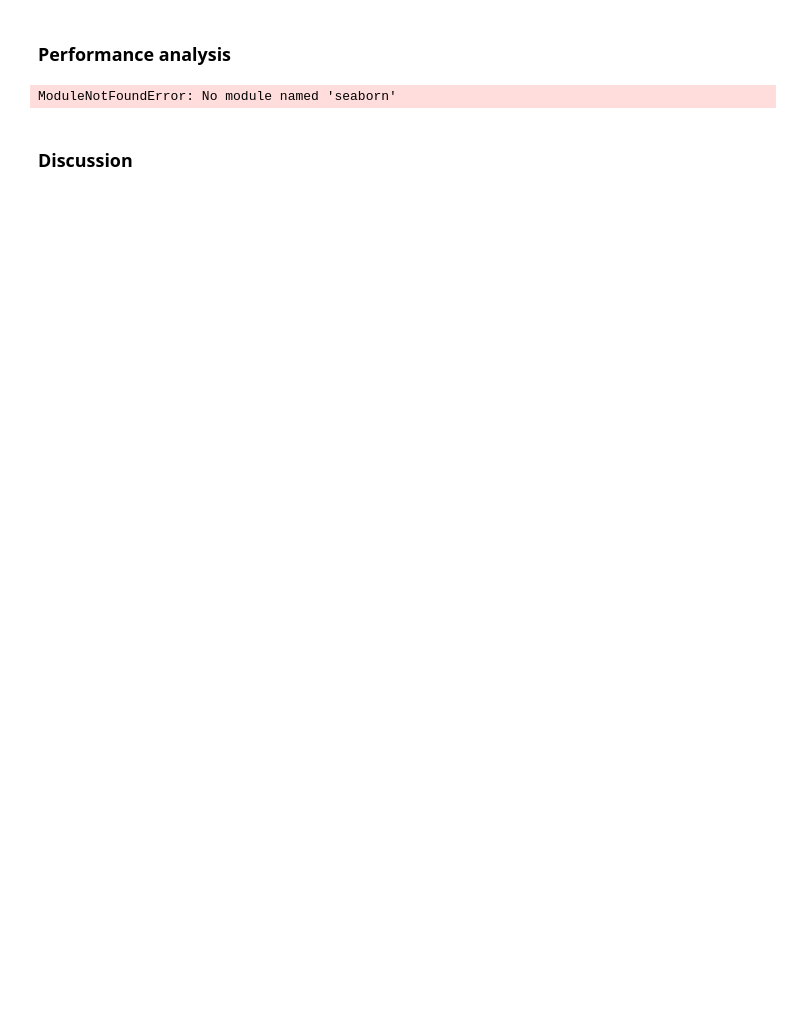
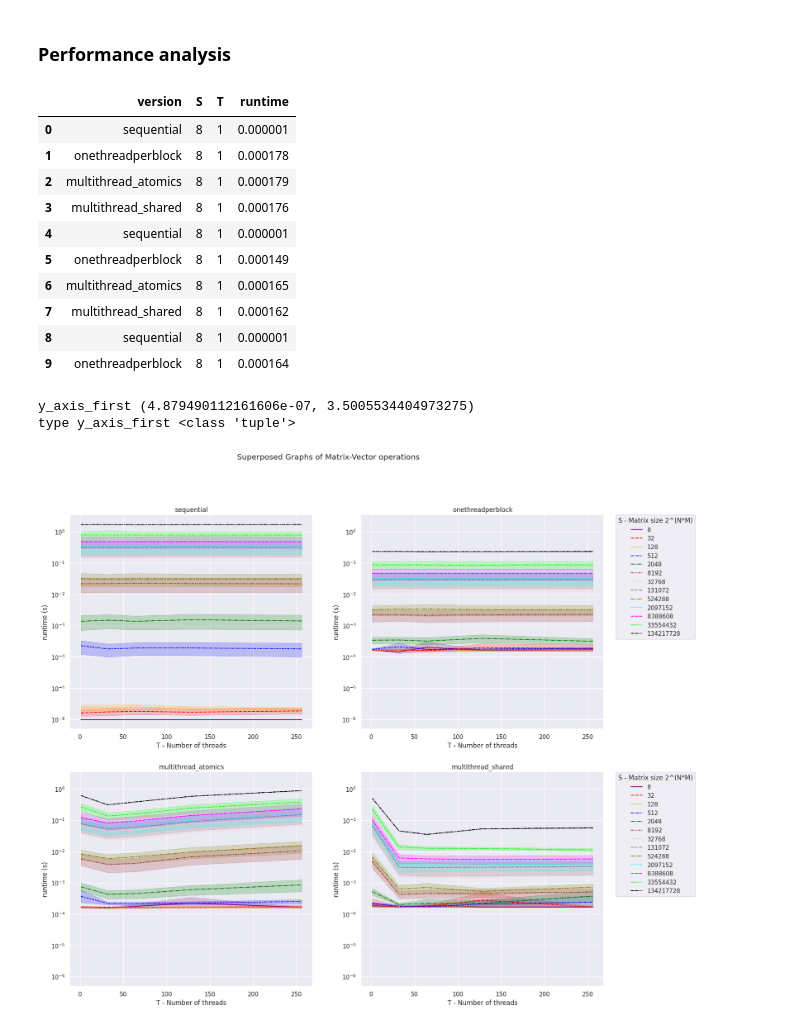
Before and after one commit to 0nyr/OT5_cuda_optimization, a Jupyter notebook: part_2/openmp_tp.ipynb, the cells around one changed output. Cells and saved outputs as stored; diff of their text form; code cells hidden in the pictures; blank space fills up the shorter version.

```diff
--- a/part_2/openmp_tp.ipynb
+++ b/part_2/openmp_tp.ipynb
@@ -145,47 +174,81 @@ df = df[df.runtime > 0]
 
 
 # display the graph
 def display_graph(df: pd.DataFrame):
     COLUMNS = 2
     ROWS = 2
 
     fig, ax = plt.subplots(COLUMNS, ROWS, figsize=(18,16))
     fig.suptitle(f"Superposed Graphs of Matrix-Vector operations")
 
+    y_axis_first = None
     for i in range(ROWS):
         for j in range(COLUMNS):
             # print version graph data
-            graph_version = list(color_class.keys())[i*COLUMNS + j]
+            graph_version = list(program_classes.keys())[i*COLUMNS + j]
             df_plot_0 = df[df['version'] == graph_version]
 
-            g0.set(title=graph_version)
             g0 = sns.lineplot(
                 ax=ax[i][j],
                 data=df_plot_0,
                 x="T",
                 y="runtime",
                 hue="S",
-                palette=color_class,
-                style="version",
+                palette=S_classes,
+                style="S",
             )
+            g0.set(title=graph_version)
             g0.set(yscale="log")
-            g0.set(xlabel="Matrix dimensions S=2^(N+M)", ylabel="runtime (s)")
-            g00 = sns.scatterplot(
-                ax=ax,
-                data=df_plot_0,
-                x="S",
-                y="runtime",
-                hue="version",
-                palette=color_class,
-                legend=False,
-            )
-            g00.set(yscale="log")
+            g0.set(xlabel="T - Number of threads", ylabel="runtime (s)")
+
+            # set y axis to the same scale
+
+            if i == 0 and j == 0:
+                y_axis_first = g0.get_ylim()
+                print("y_axis_first", y_axis_first)
+                print("type y_axis_first", type(y_axis_first))
+            else:
+                g0.set_ylim(y_axis_first)
+
+            # add legend on right side
+            if j == 1:
+                g0.legend(
+                    loc='upper left',
+                    bbox_to_anchor=(1.05, 1),
+                    borderaxespad=0.,
+                    title="S - Matrix size 2^(N*M)"
+                )
+            else:
+                g0.legend().set_visible(False)
+
+            # g00 = sns.scatterplot(
+            #     ax=ax[i][j],
+            #     data=df_plot_0,
+            #     x="T",
+            #     y="runtime",
+            #     hue="S",
+            #     palette=S_classes,
+            #     legend=False,
+            # )
+            # g00.set(yscale="log")
 
     # display the graphs
-    plt.legend()
     plt.show()
 
 
 display_graph(df)
 # %% [output]
+|  | version | S | T | runtime |
+| 0 | sequential | 8 | 1 | 0.000001 |
+| 1 | onethreadperblock | 8 | 1 | 0.000178 |
+| 2 | multithread_atomics | 8 | 1 | 0.000179 |
+| 3 | multithread_shared | 8 | 1 | 0.000176 |
+| 4 | sequential | 8 | 1 | 0.000001 |
+| 5 | onethreadperblock | 8 | 1 | 0.000149 |
+| 6 | multithread_atomics | 8 | 1 | 0.000165 |
+| 7 | multithread_shared | 8 | 1 | 0.000162 |
+| 8 | sequential | 8 | 1 | 0.000001 |
+| 9 | onethreadperblock | 8 | 1 | 0.000164 |
-ModuleNotFoundError: No module named 'seaborn'
+y_axis_first (4.879490112161606e-07, 3.5005534404973275)
+type y_axis_first <class 'tuple'>
+[figure, added]
@@ -261,2 +254,0 @@ plt.show()
-# %% [markdown]
-### Discussion
```
Also changed, not shown: parts of 4 cells of this notebook, 1 other file.
